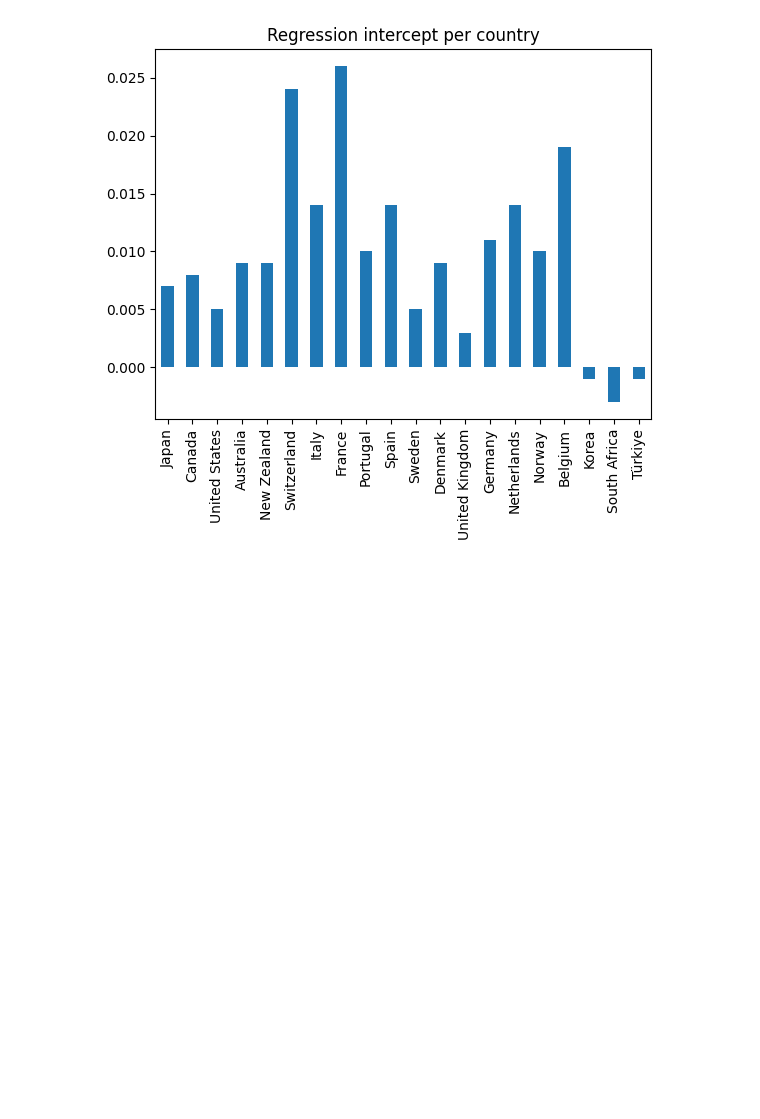
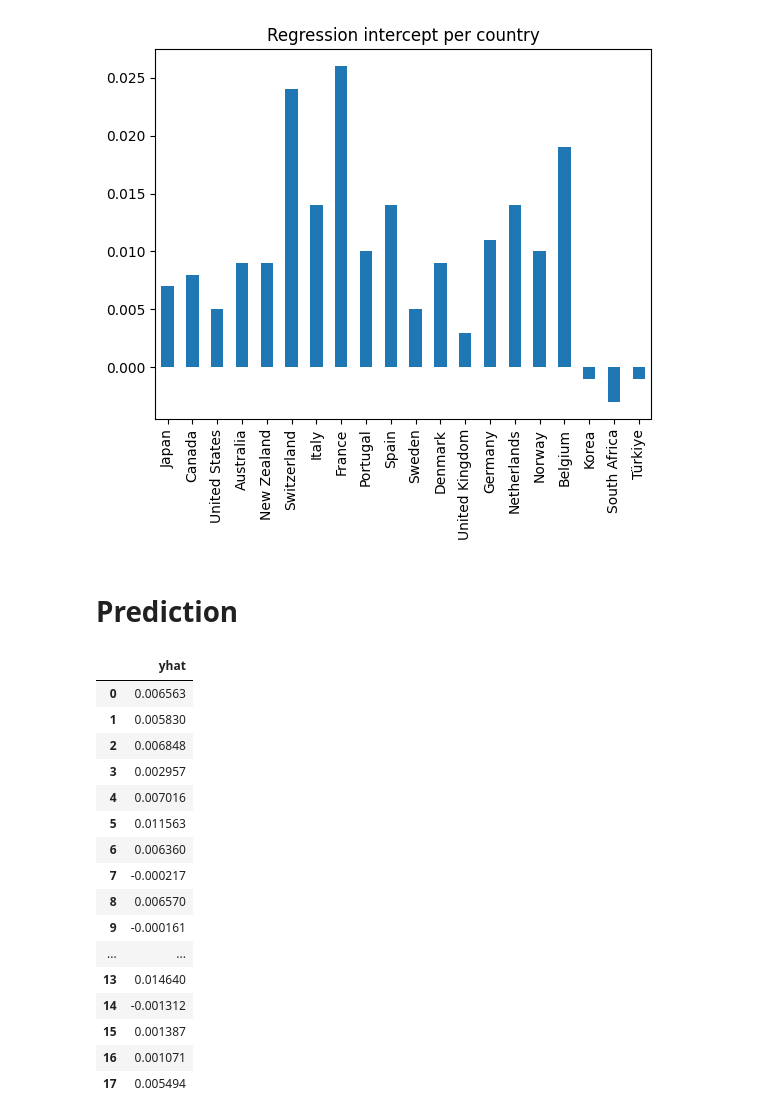
Before and after one commit to mvanaltvorst/seminar, a Jupyter notebook: notebooks/models/distance_model.ipynb, the cells around one changed output. Cells and saved outputs as stored; diff of their text form; code cells hidden in the pictures; blank space fills up the shorter version.

Commit message:
predict on geo model works

```diff
--- a/notebooks/models/distance_model.ipynb
+++ b/notebooks/models/distance_model.ipynb
@@ -117,3 +117,26 @@ plt.title("Regression intercept per country")
 # %% [output]
 Text(0.5, 1.0, 'Regression intercept per country')
 [figure]
+# %% [markdown]
+# Prediction
+# %%
+preds = model.predict(df)
+preds
+# %% [output]
+|  | yhat |
+| 0 | 0.006563 |
+| 1 | 0.005830 |
+| 2 | 0.006848 |
+| 3 | 0.002957 |
+| 4 | 0.007016 |
+| 5 | 0.011563 |
+| 6 | 0.006360 |
+| 7 | -0.000217 |
+| 8 | 0.006570 |
+| 9 | -0.000161 |
+| ... | ... |
+| 13 | 0.014640 |
+| 14 | -0.001312 |
+| 15 | 0.001387 |
+| 16 | 0.001071 |
+| 17 | 0.005494 |
```
Also changed, not shown: 3 other files.
